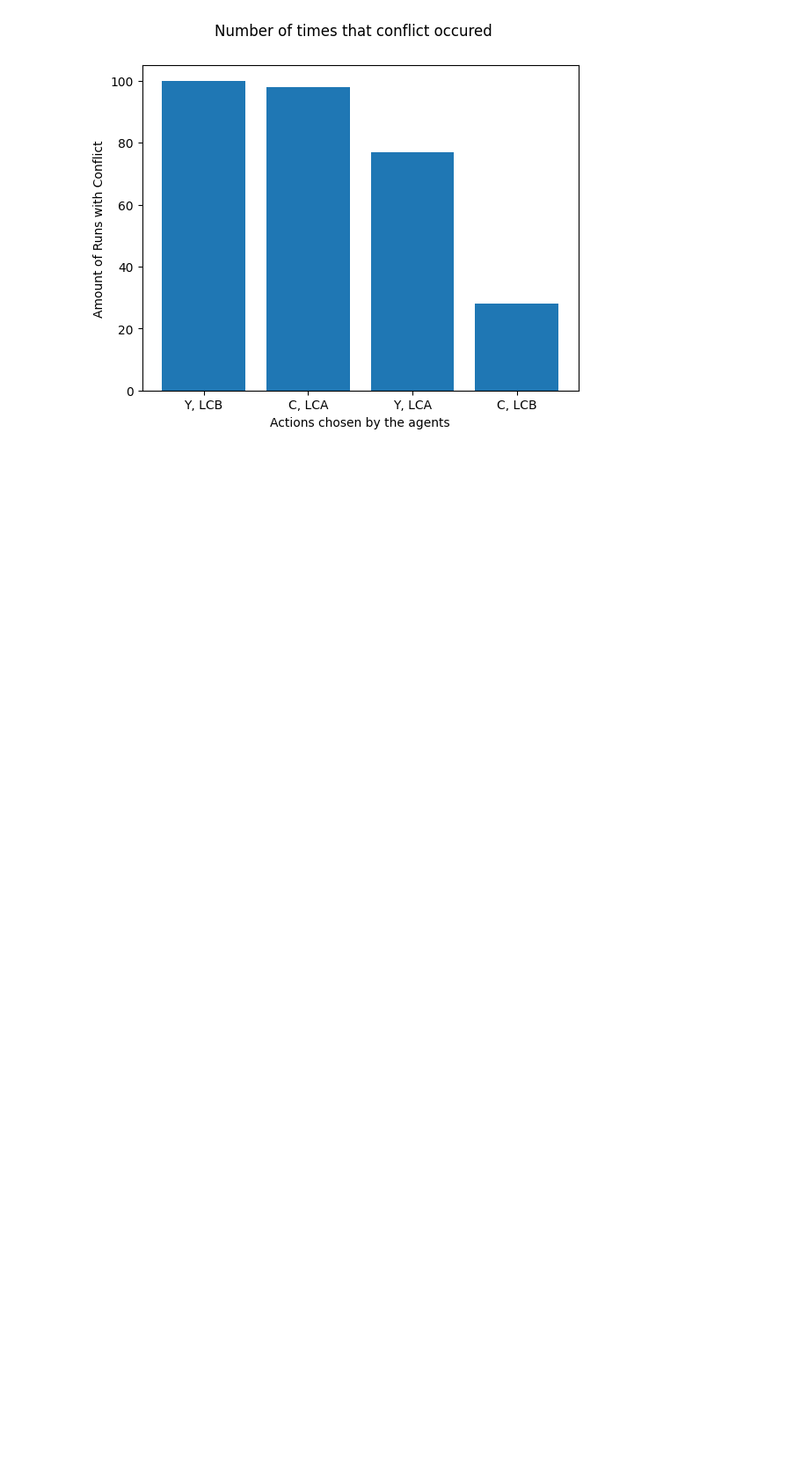
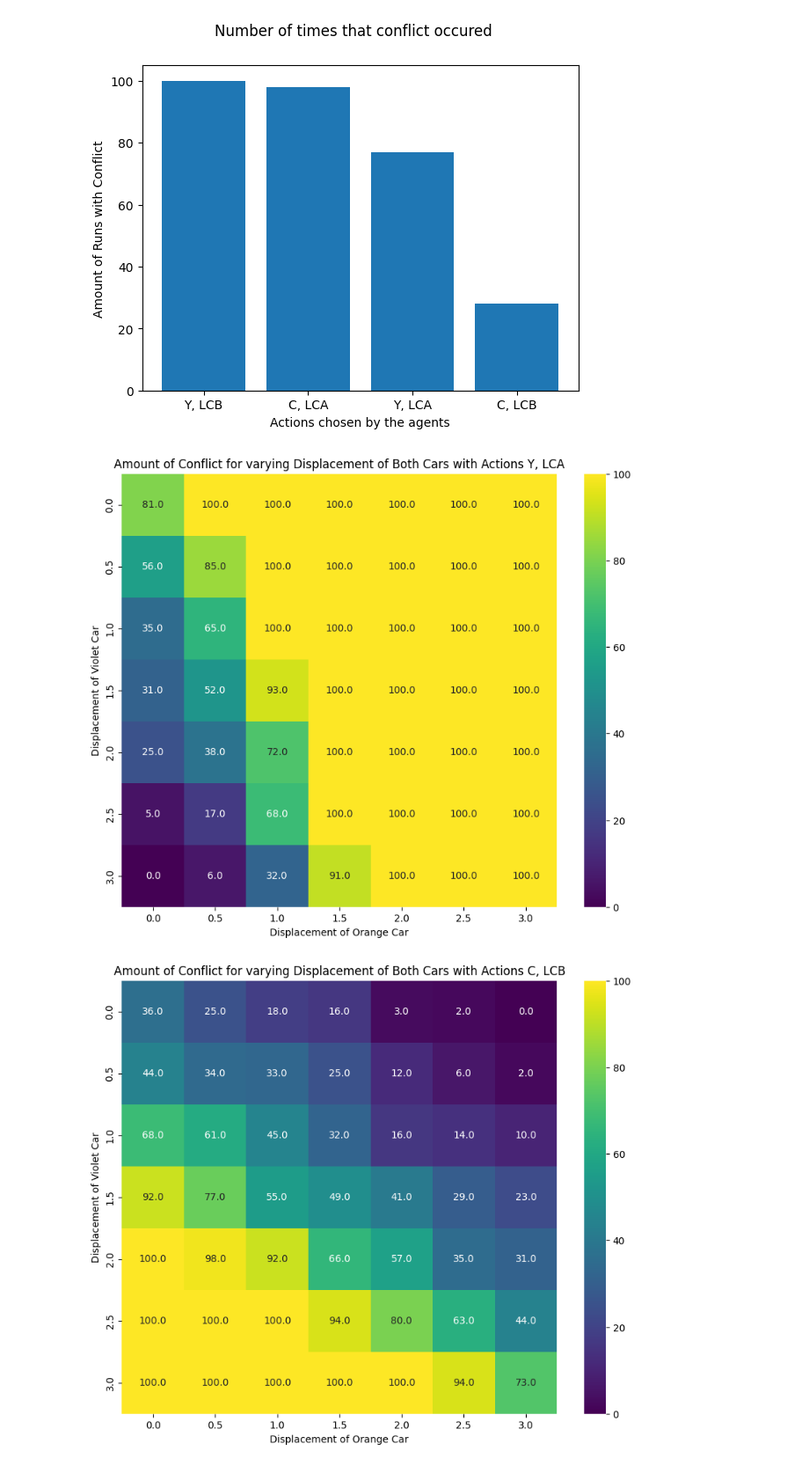
Before and after one commit to LaiaFont/SOAS, a Jupyter notebook: data_analysis/data_exploration.ipynb, the cells around one changed output. Shown at 88% size. Drawn from its saved outputs; the diff is of its cells as text; code cells hidden in the pictures; blank space fills up the shorter version.

Commit message:
Finished experiments for different deisplacements and created heatmaps

```diff
--- a/data_analysis/data_exploration.ipynb
+++ b/data_analysis/data_exploration.ipynb
@@ -41,3 +39,30 @@ plt.savefig("out/ConflictOccurence")
 plt.show()
 # %% [output]
 [figure]
+# %%
+displacement_experiment_names = os.listdir(f"{os.getcwd()}/experiment_results/different_displacements")
+# %%
+def plot_heatmap(experiment_name: str):
+    action_string = experiment_name.strip("simulation ").strip(" displacement-table.csv")
+    displacement_times = pd.read_csv(f"{os.getcwd()}/experiment_results/different_displacements/{experiment_name}")
+    displacement_times = displacement_times.drop(["orange-yield", "violet-merge-behind", "spectator-mode", "[step]", "[run number]"], axis=1)
+    conflict_amount = displacement_times.groupby(["violet-displacement", "orange-displacement"]).apply(lambda x: (np.isclose(x,10000.0).sum()))
+
+    grouped_conflict_amount = conflict_amount.reset_index(name='total-time')
+    # Pivot the DataFrame
+    pivot_conflict_amount = grouped_conflict_amount.pivot(index='violet-displacement', columns='orange-displacement', values='total-time')
+
+    # Plot the heatmap
+    plt.figure(figsize=(10, 8))
+    sns.heatmap(pivot_conflict_amount, annot=True, fmt=".1f", cmap='viridis')
+    plt.title(f'Amount of Conflict for varying Displacement of Both Cars with Actions {action_string}')
+    plt.xlabel('Displacement of Orange Car')
+    plt.ylabel('Displacement of Violet Car')
+    plt.savefig(f"out/heatmap-{action_string}")
+    plt.show()
+# %%
+for experiment_name in displacement_experiment_names:
+    plot_heatmap(experiment_name)
+# %% [output]
+[figure, added]
+[figure, added]
```
Also changed, not shown: parts of 5 cells of this notebook, 16 other files.
